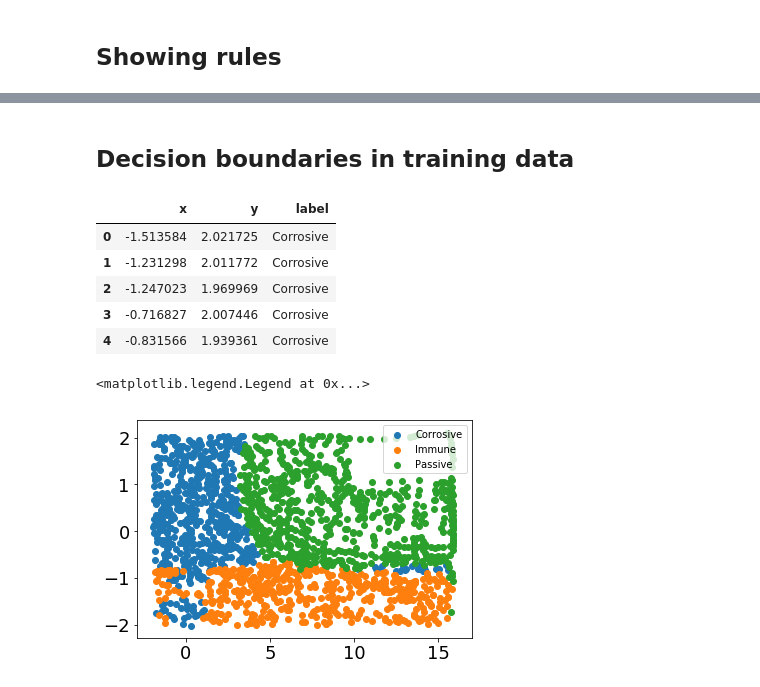
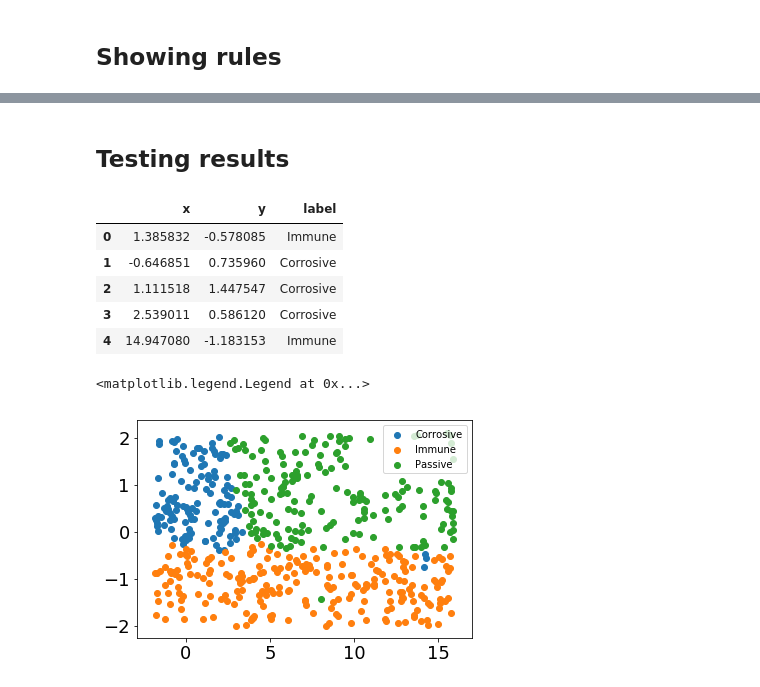
Before and after one commit to Donkeybobo/fuzzyclustering, a Jupyter notebook: Data extraction.ipynb, the cells around one changed output, grey strips where cells are left out. Cells and saved outputs as stored; diff of their text form; code cells hidden in the pictures.

Commit message:
got results for training / testing split

```diff
--- a/Data extraction.ipynb
+++ b/Data extraction.ipynb
@@ -31,0 +37,2 @@ df = df.dropna()
+# %%
+df_train, df_test = train_test_split(df, test_size=TEST_SIZE)
@@ -33,23 +53,23 @@ df = df.dropna()
 ## Processing the data into three classes
 # %%
 data_corrosive = []
-for idx in range(df.shape[0]):
-    tmp = np.array([df['x'][idx], df['y'][idx]])
+for idx in range(df_train.shape[0]):
+    tmp = np.array([df_train['x'].values[idx], df_train['y'].values[idx]])
     data_corrosive.append(tmp)
 
 data_corrosive = np.array(data_corrosive)
 
 
 data_immune = []
-for idx in range(df.shape[0]):
-    tmp = np.array([df['x.1'][idx], df['y.1'][idx]])
+for idx in range(df_train.shape[0]):
+    tmp = np.array([df_train['x.1'].values[idx], df_train['y.1'].values[idx]])
     data_immune.append(tmp)
 
 data_immune = np.array(data_immune)
 
 data_passive = []
-for idx in range(df.shape[0]):
-    tmp = np.array([df['x.2'][idx], df['y.2'][idx]])
+for idx in range(df_train.shape[0]):
+    tmp = np.array([df_train['x.2'].values[idx], df_train['y.2'].values[idx]])
     data_passive.append(tmp)
 
 data_passive = np.array(data_passive)
@@ -219,3 +233 @@ for all_centers, all_stds, class_label in zip(all_class_centers, tuned_stds, cla
 ... (12 outputs left out)
-# %% [markdown]
-## Decision boundaries in training data
@@ -225,0 +234,2 @@ training_labels = []
+# %% [markdown]
+## Testing results
@@ -226,60 +261,60 @@ training_labels = []
 # %%
-for data_point in data_corrosive:
+for data_point in test_data_corrosive:
     xs.append(data_point[0])
     ys.append(data_point[1])
-    training_labels.append(
+    testing_labels.append(
         ExtractRulesQPSO._returnClassWithMaxMF(all_class_centers, tuned_stds, data_point, class_labels)
     )
 
 
-for data_point in data_immune:
+for data_point in test_data_immune:
     xs.append(data_point[0])
     ys.append(data_point[1])
-    training_labels.append(
+    testing_labels.append(
         ExtractRulesQPSO._returnClassWithMaxMF(all_class_centers, tuned_stds, data_point, class_labels)
     )
 
-for data_point in data_passive:
+for data_point in test_data_passive:
     xs.append(data_point[0])
     ys.append(data_point[1])
-    training_labels.append(
+    testing_labels.append(
         ExtractRulesQPSO._returnClassWithMaxMF(all_class_centers, tuned_stds, data_point, class_labels)
     )
 # %%
-training_data_points_df = pd.DataFrame(data={
+testing_data_points_df = pd.DataFrame(data={
     'x': xs,
     'y': ys,
-    'label': training_labels
+    'label': testing_labels
 })
 
-training_data_points_df.head()
+testing_data_points_df.head()
 # %% [output]
 |  | x | y | label |
-| 0 | -1.513584 | 2.021725 | Corrosive |
-| 1 | -1.231298 | 2.011772 | Corrosive |
-| 2 | -1.247023 | 1.969969 | Corrosive |
-| 3 | -0.716827 | 2.007446 | Corrosive |
-| 4 | -0.831566 | 1.939361 | Corrosive |
+| 0 | 1.385832 | -0.578085 | Immune |
+| 1 | -0.646851 | 0.735960 | Corrosive |
+| 2 | 1.111518 | 1.447547 | Corrosive |
+| 3 | 2.539011 | 0.586120 | Corrosive |
+| 4 | 14.947080 | -1.183153 | Immune |
 # %%
 plt.scatter(
-    training_data_points_df[training_data_points_df['label'] == 'Corrosive']['x'],
-    training_data_points_df[training_data_points_df['label'] == 'Corrosive'].y,
+    testing_data_points_df[testing_data_points_df['label'] == 'Corrosive']['x'],
+    testing_data_points_df[testing_data_points_df['label'] == 'Corrosive'].y,
     label='Corrosive'
 )
 
 plt.scatter(
-    training_data_points_df[training_data_points_df['label'] == 'Immune']['x'],
-    training_data_points_df[training_data_points_df['label'] == 'Immune'].y,
+    testing_data_points_df[testing_data_points_df['label'] == 'Immune']['x'],
+    testing_data_points_df[testing_data_points_df['label'] == 'Immune'].y,
     label='Immune'
 )
 
 plt.scatter(
-    training_data_points_df[training_data_points_df['label'] == 'Passive'].x,
-    training_data_points_df[training_data_points_df['label'] == 'Passive'].y,
+    testing_data_points_df[testing_data_points_df['label'] == 'Passive'].x,
+    testing_data_points_df[testing_data_points_df['label'] == 'Passive'].y,
     label='Passive'
 )
 
 plt.legend()
 # %% [output]
 <matplotlib.legend.Legend at 0x...>
-[figure, old version]
+[figure, new version]
```
Also changed, not shown: parts of 16 cells of this notebook.
